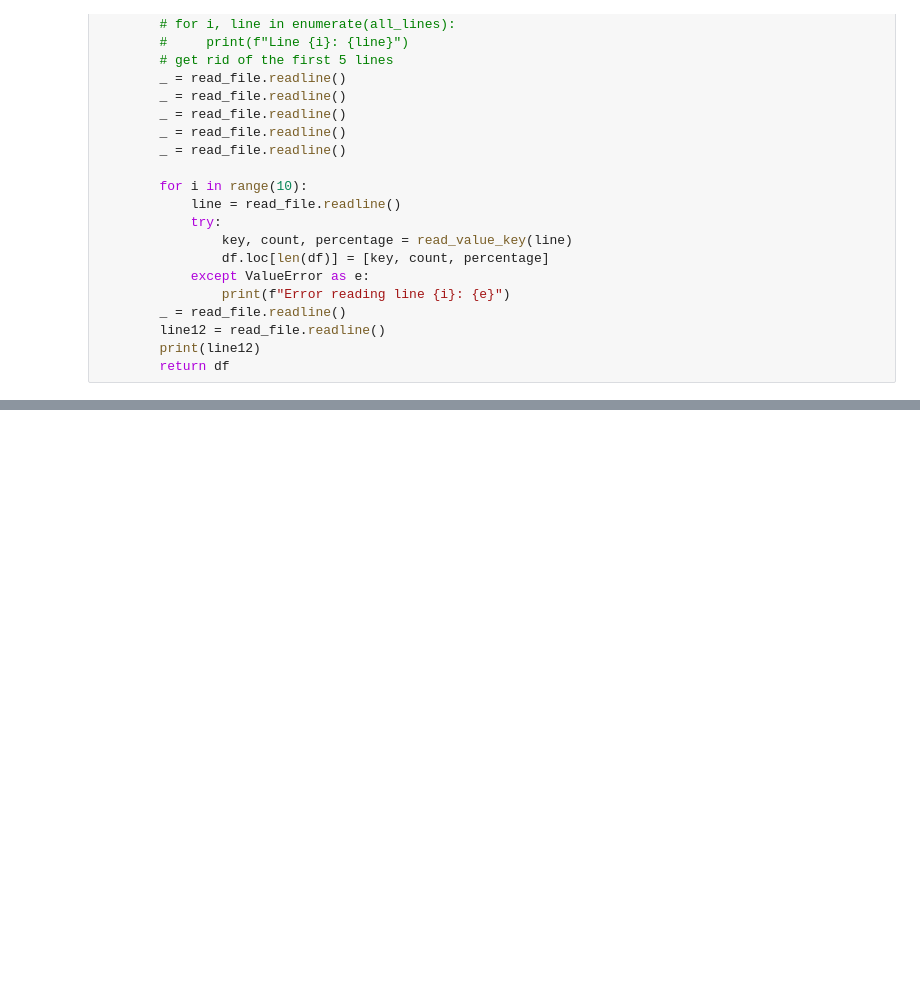
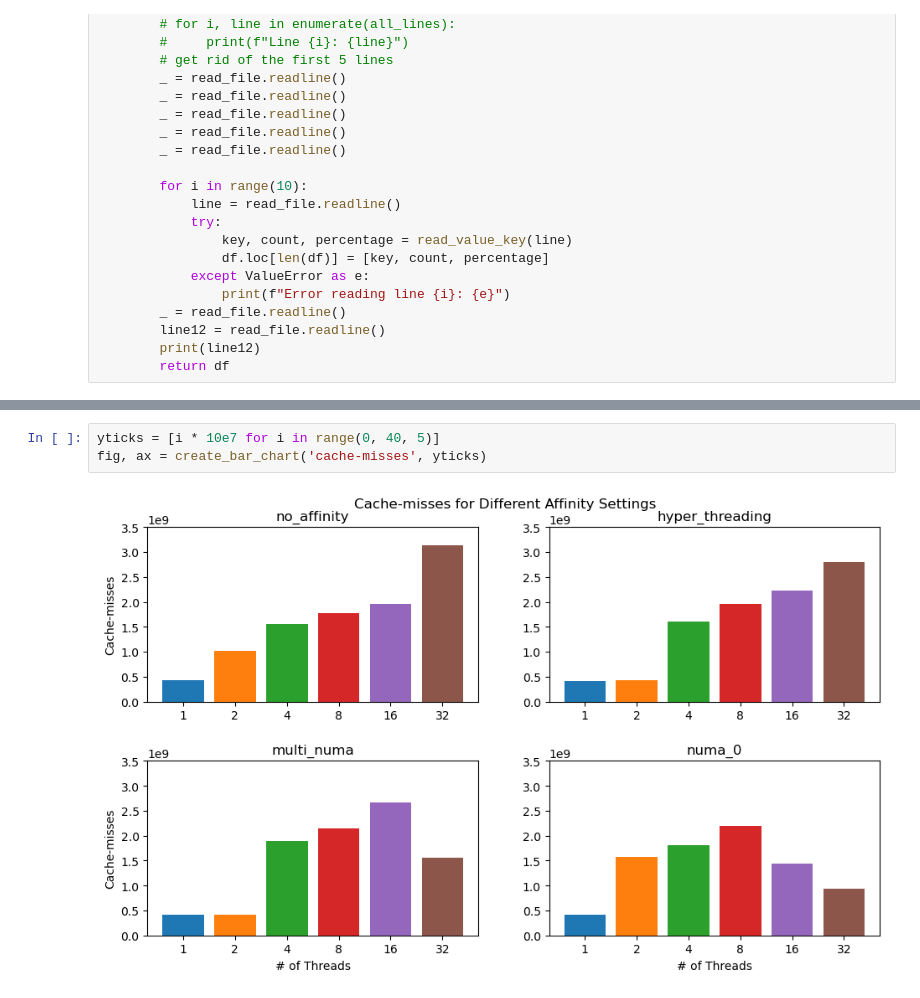
Before and after one commit to xXPinkmagicXx/csp, a Jupyter notebook: perf_graph.ipynb, the cells around one changed output, grey strips where cells are left out. Saved outputs shown, nothing was run; the diff lists cells and outputs as text; blank space fills up the shorter version.

```diff
--- a/perf_graph.ipynb
+++ b/perf_graph.ipynb
@@ -142,0 +258,5 @@ df
+# %%
+yticks = [i * 10e7 for i in range(0, 40, 5)]
+fig, ax = create_bar_chart('cache-misses', yticks)
+# %% [output]
+[figure, added]
```
Also changed, not shown: parts of 10 cells of this notebook, 31 other files.
